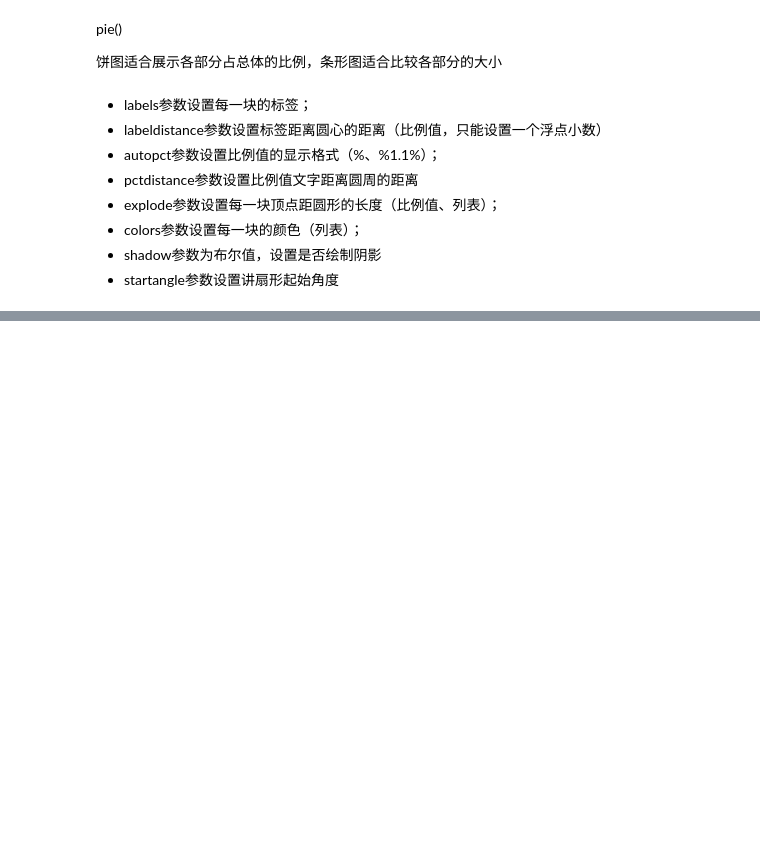
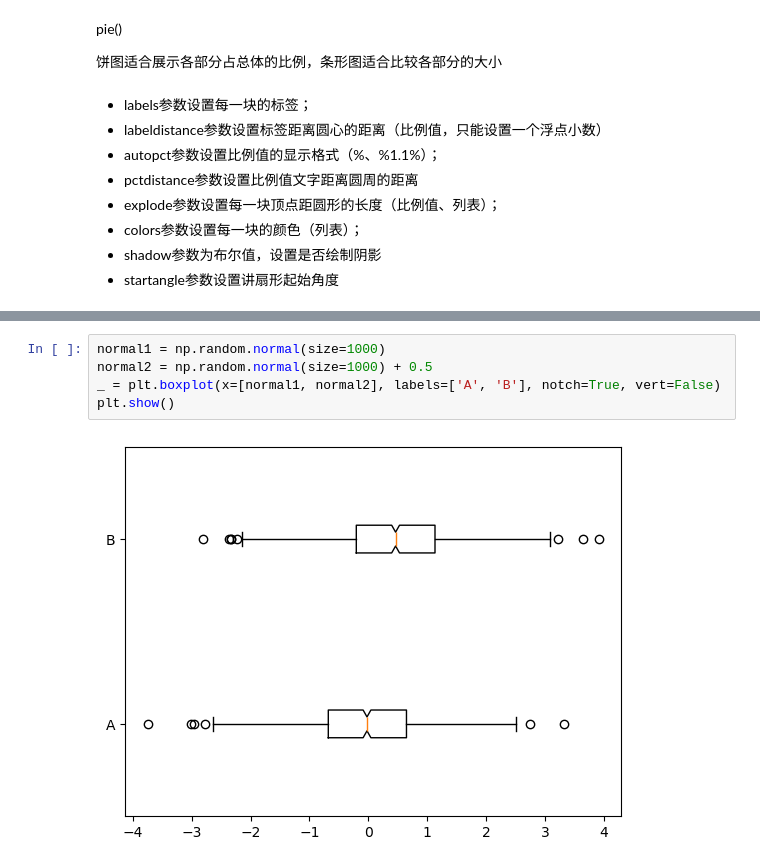
Before and after one commit to Leecoin49/StudyNote, a Jupyter notebook: LLM/AILLM_Luffy/1.Python/第21章Matplotlib/1.Matplotlib绘图.ipynb, the cells around one changed output, grey strips where cells are left out. Saved outputs shown, nothing was run; the diff lists cells and outputs as text; blank space fills up the shorter version.

```diff
--- a/LLM/AILLM_Luffy/1.Python/第21章Matplotlib/1.Matplotlib绘图.ipynb
+++ b/LLM/AILLM_Luffy/1.Python/第21章Matplotlib/1.Matplotlib绘图.ipynb
@@ -1165,0 +1259,7 @@ pie()
+# %%
+normal1 = np.random.normal(size=1000)
+normal2 = np.random.normal(size=1000) + 0.5
+_ = plt.boxplot(x=[normal1, normal2], labels=['A', 'B'], notch=True, vert=False)
+plt.show()
+# %% [output]
+[figure, added]
```
Also changed, not shown: parts of 17 cells of this notebook, 1 other file.
